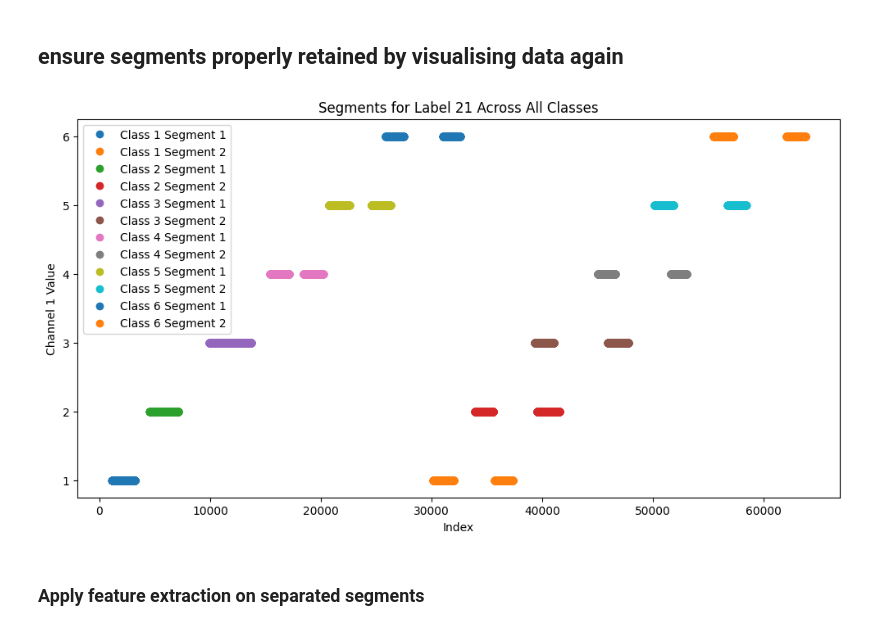
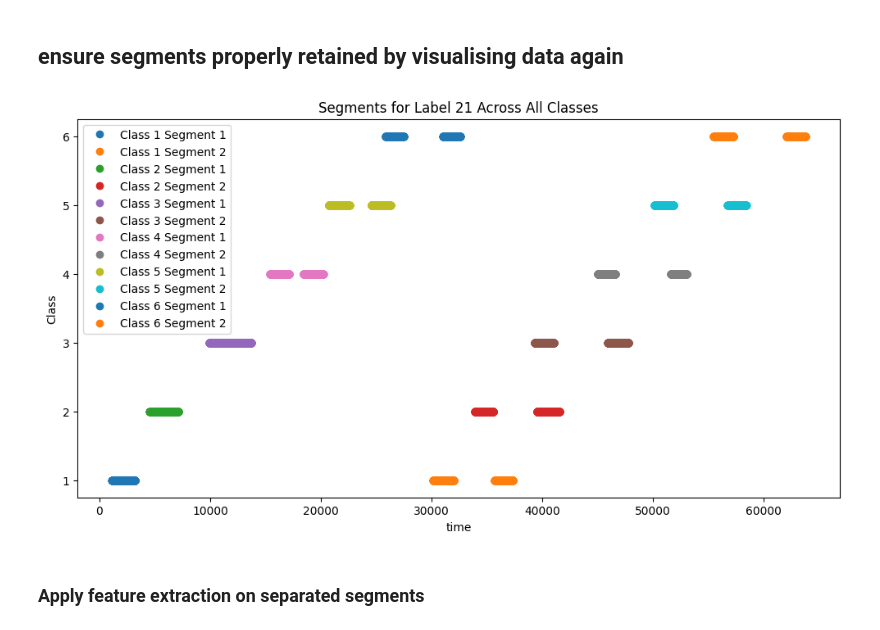
Before and after one commit to FrankDelft/ML_EE_EMG, a Jupyter notebook: main.ipynb, the cells around one changed output. Cells and saved outputs as stored; diff of their text form; code cells hidden in the pictures.

```diff
--- a/main.ipynb
+++ b/main.ipynb
@@ -309,25 +309,25 @@ for label in range(1,37):
 # %%
 # Define the label and class to visualize
 label_to_visualize = 21
 
 
 
 plt.figure(figsize=(12, 6))
 
 # Iterate through each class and plot the segments
 for class_value in range(1, 7):
     segments_to_plot = data_dict[(label_to_visualize, class_value)]
     for i, segment in enumerate(segments_to_plot):
         plt.plot(segment['time'], segment['class'],'o', label=f'Class {class_value} Segment {i+1}')
 
 # Customize the plot
-plt.xlabel('Index')
-plt.ylabel('Channel 1 Value')
+plt.xlabel('time')
+plt.ylabel('Class')
 plt.title(f'Segments for Label {label_to_visualize} Across All Classes')
 plt.legend()
 plt.show()
 # %% [output]
-[figure, old version]
+[figure, new version]
 # %% [markdown]
 ### Apply feature extraction on separated segments
 # %%
```
Also changed, not shown: parts of 6 cells of this notebook.
